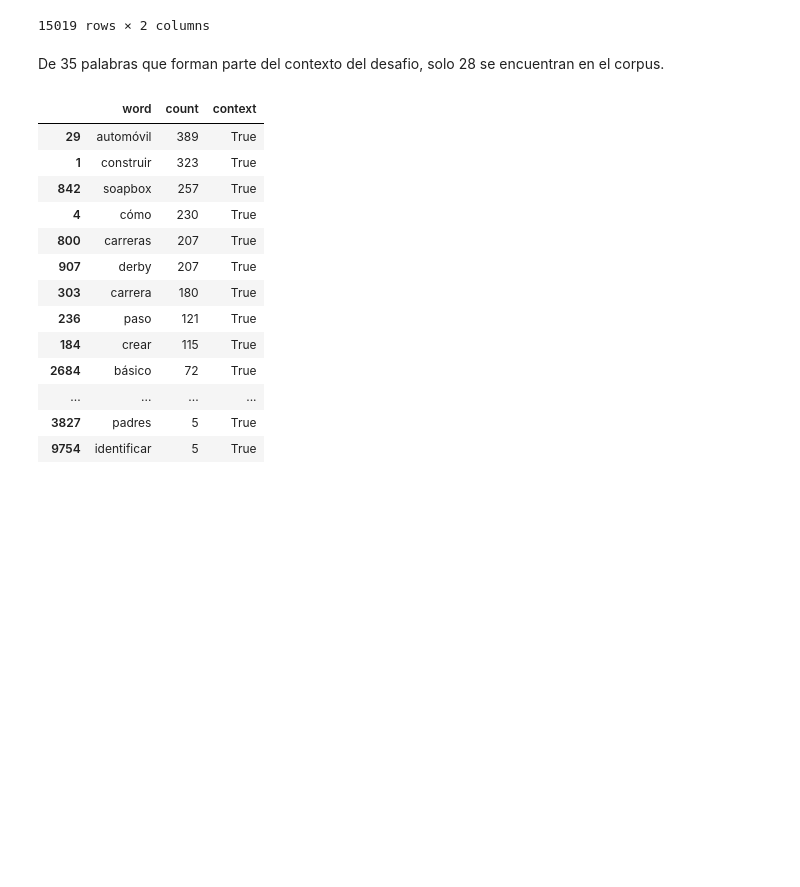
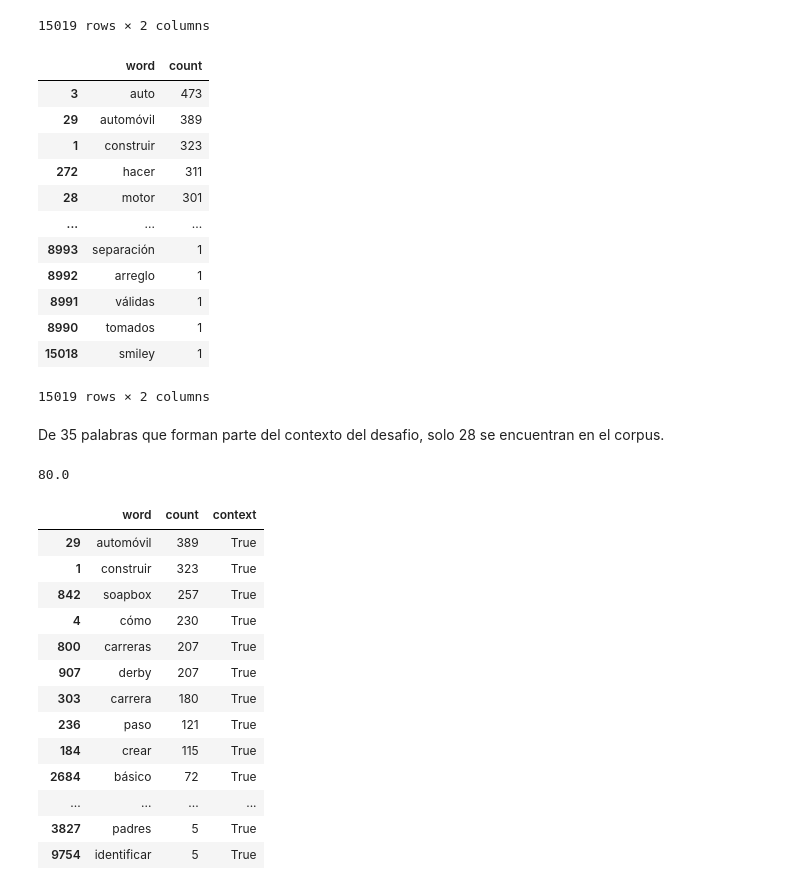
Before and after one commit to eidepozo/expansion_semantica, a Jupyter notebook: 04B_Estadisticas.ipynb, the cells around one changed output. Saved outputs shown, nothing was run; the diff lists cells and outputs as text; code cells hidden in the pictures; blank space fills up the shorter version.

```diff
--- a/04B_Estadisticas.ipynb
+++ b/04B_Estadisticas.ipynb
@@ -102,8 +113,28 @@ df
 # %%
 df_sorted = df.sort_values(by=['count'], ascending=False)
 df_sorted.to_csv('wxsenstats_ord.csv',index=False)
+# %%
+df_sorted
+# %% [output]
+|  | word | count |
+| 3 | auto | 473 |
+| 29 | automóvil | 389 |
+| 1 | construir | 323 |
+| 272 | hacer | 311 |
+| 28 | motor | 301 |
+| ... | ... | ... |
+| 8993 | separación | 1 |
+| 8992 | arreglo | 1 |
+| 8991 | válidas | 1 |
+| 8990 | tomados | 1 |
+| 15018 | smiley | 1 |
+15019 rows × 2 columns
 # %%
 df['context'] = df['word'].isin(context)
 # %% [markdown]
 De 35 palabras que forman parte del contexto del desafio, solo 28 se encuentran en el corpus.
+# %%
+28*100/35
+# %% [output]
+80.0
 # %%
```
Also changed, not shown: parts of 29 cells of this notebook, 1 other file.
